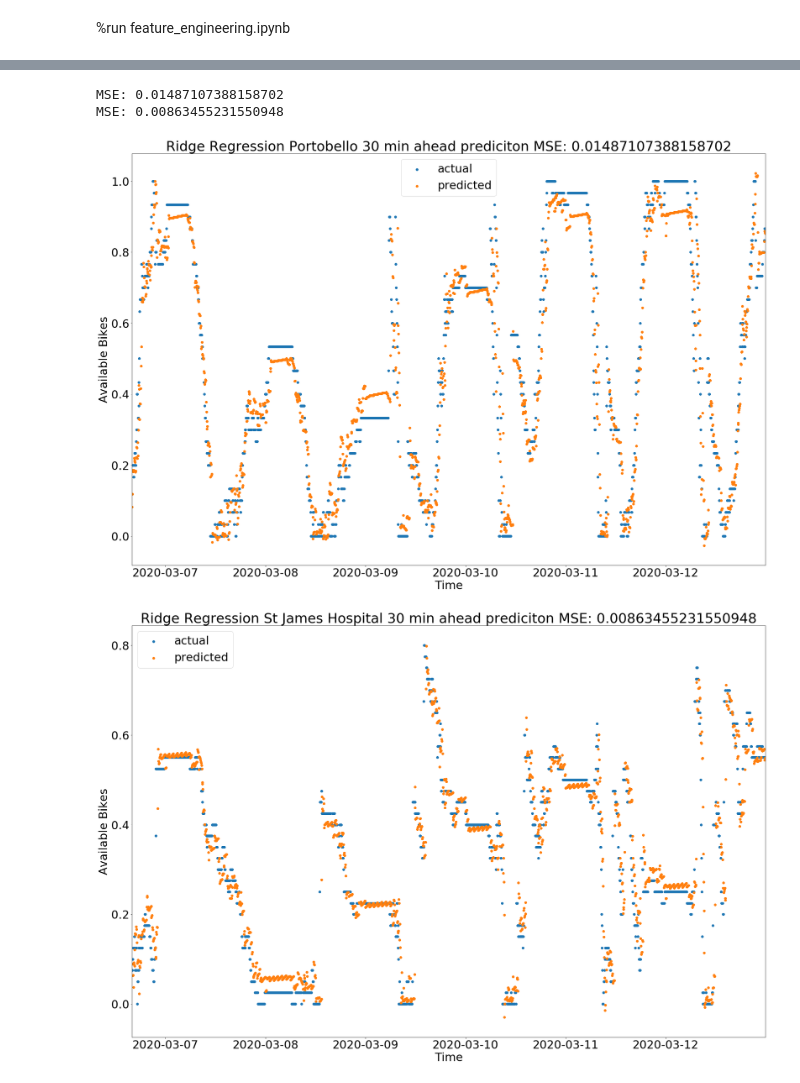
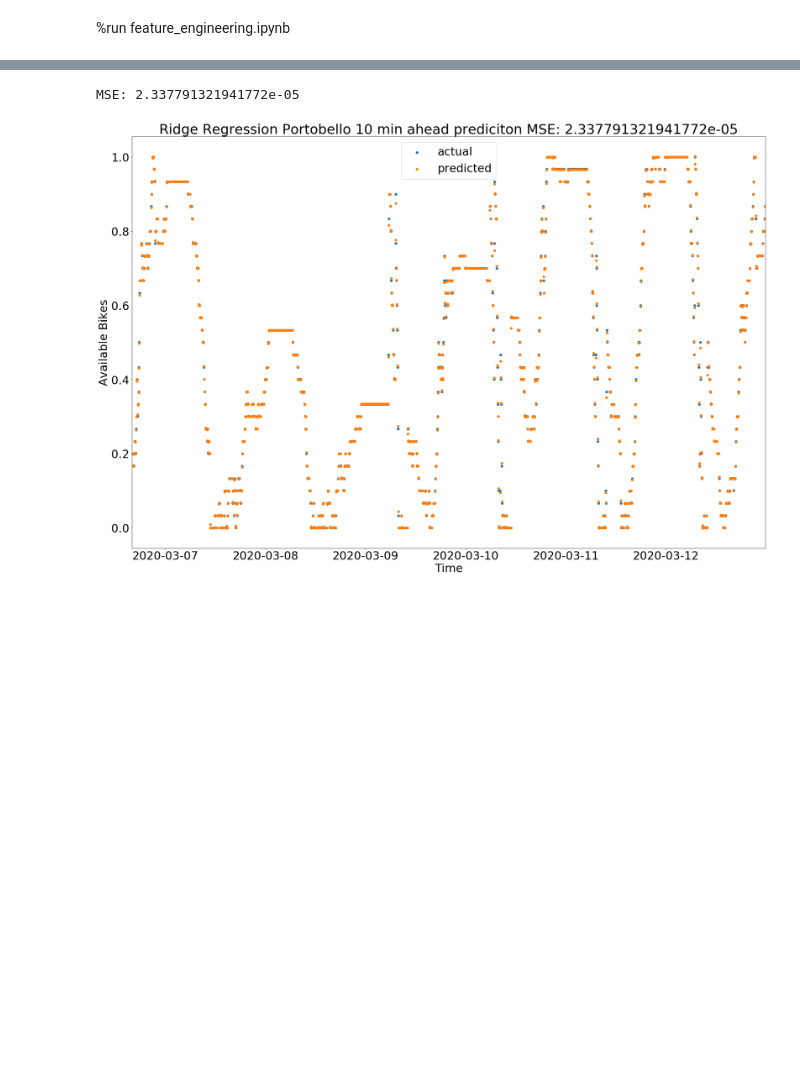
Before and after one commit to cormac-doyle/Final-Assignment-Machine-Learning, a Jupyter notebook: models.ipynb, the cells around one changed output, grey strips where cells are left out. Saved outputs shown, nothing was run; the diff lists cells and outputs as text; code cells hidden in the pictures; blank space fills up the shorter version.

```diff
--- a/models.ipynb
+++ b/models.ipynb
@@ -42,6 +16,0 @@ X_hospital
-# %%
-ridge_model_portobello = Ridge()
-ridge_model_portobello.fit(X_portobello,y_portobello)
-
-ridge_model_hospital = Ridge()
-ridge_model_hospital.fit(X_hospital,y_hospital)
@@ -50,7 +16,0 @@ Ridge()
-# %%
-df=pd.DataFrame({"Feature Name":ridge_model_hospital.feature_names_in_,
-"Hospital":ridge_model_hospital.coef_,
-"Portobello":ridge_model_portobello.coef_})
-df.set_index("Feature Name",inplace=True)
-
-df
@@ -70,4 +16,0 @@ df
-# %%
-plt.rc('font',size=20)
-df.plot.bar(figsize=(20,5))
-plt.ylabel("Linear Model Coefficient")
@@ -77,3 +19,10 @@ Text(0, 0.5, 'Linear Model Coefficient')
+# %%
+
+df_hospital_map = df_hospital_map
+df_portobello_map = df_portobello_map
+
+X_hospital = X_hospital
+y_portobello = y_portobello
 # %%
 def test_and_plot_model(model,df :pd.DataFrame, X, y, title:str):
     cv = TimeSeriesSplit(n_splits=5)
@@ -122,9 +68,6 @@ X_hospital
 # %%
 
-test_and_plot_model(Ridge(),df_portobello,X_portobello,y_portobello,"Ridge Regression Portobello "+str(prediction_time)+" min ahead prediciton")
-test_and_plot_model(Ridge(),df_hospital,X_hospital,y_hospital,"Ridge Regression St James Hospital "+str(prediction_time)+" min ahead prediciton")
+test_and_plot_model(Ridge(),df_portobello["10MIN"],X_portobello["10MIN"],y_portobello["10MIN"],"Ridge Regression Portobello 10 min ahead prediciton")
 # %% [output]
-MSE: 0.01487107388158702
-MSE: 0.00863455231550948
+MSE: 2.337791321941772e-05
-[figure, old version]
+[figure, new version]
-[figure, removed]
```
Also changed, not shown: parts of 11 cells of this notebook, 1 other file.
